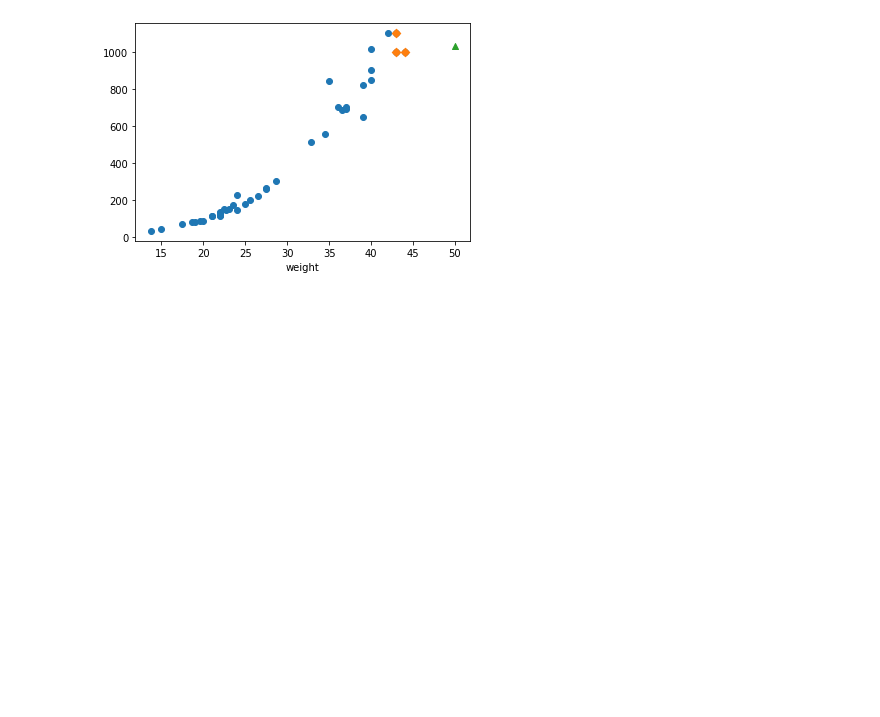
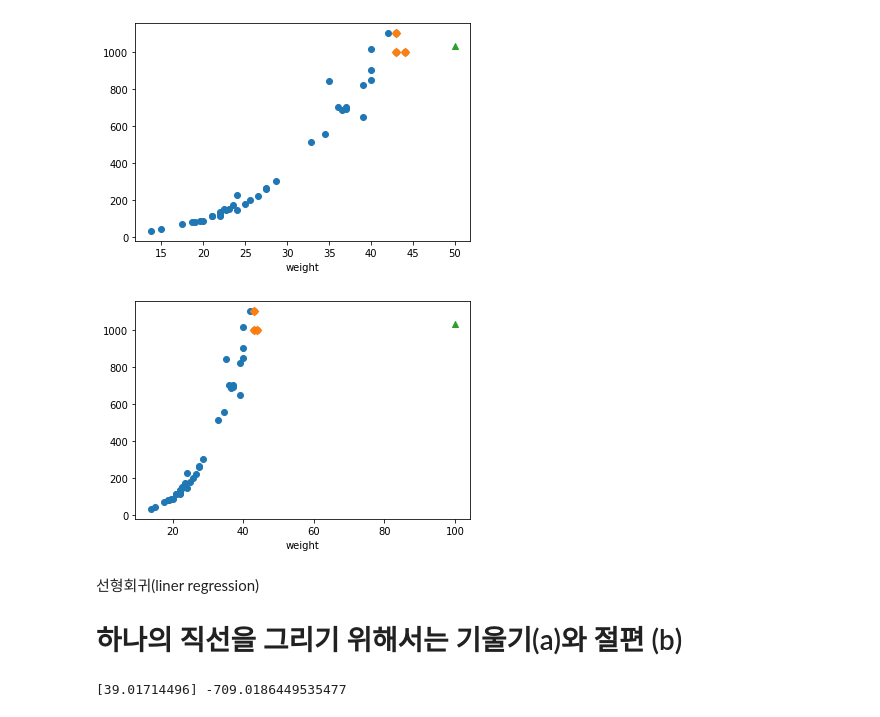
Before and after one commit to wodnjse/machine-learning, a Jupyter notebook: K-Nearest-Neighbor/machine_learning_3_2.ipynb, the cells around one changed output. Drawn from its saved outputs; the diff is of its cells as text; code cells hidden in the pictures; blank space fills up the shorter version.

```diff
--- a/K-Nearest-Neighbor/machine_learning_3_2.ipynb
+++ b/K-Nearest-Neighbor/machine_learning_3_2.ipynb
@@ -49,3 +49,26 @@ plt.xlabel('weight')
 plt.show()
 # %% [output]
 [figure]
+# %%
+import matplotlib.pyplot as plt
+# 100cm 농어의 이웃을 구한다
+distances, indexes = knr.kneighbors([[100]])
+# 훈련 세트이 산점도를 그린다
+plt.scatter(train_input, train_target)
+#훈련 세트 중에서 이웃 샘플만 다시 그린다
+plt.scatter(train_input[indexes], train_target[indexes], marker='D')
+# 100cm의 농어 데이터
+plt.scatter(100, 1033, marker='^')
+plt.xlabel('length')
+plt.xlabel('weight')
+plt.show()
+# %% [output]
+[figure, added]
+# %% [markdown]
+선형회귀(liner regression)
+# 하나의 직선을 그리기 위해서는 기울기(a)와 절편 (b)
+# %%
+# cooef_기울기(coefficient) / intercept_ 절편
+print(lr.coef_,lr.intercept_)
+# %% [output]
+[39.01714496] -709.0186449535477
```
Also changed, not shown: parts of 6 cells of this notebook.
